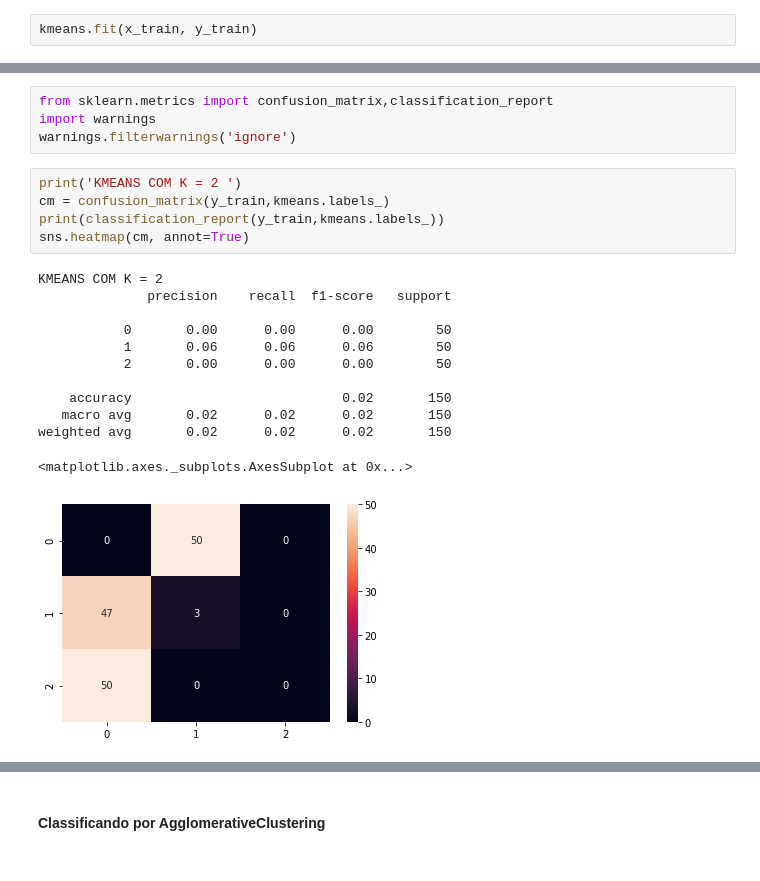
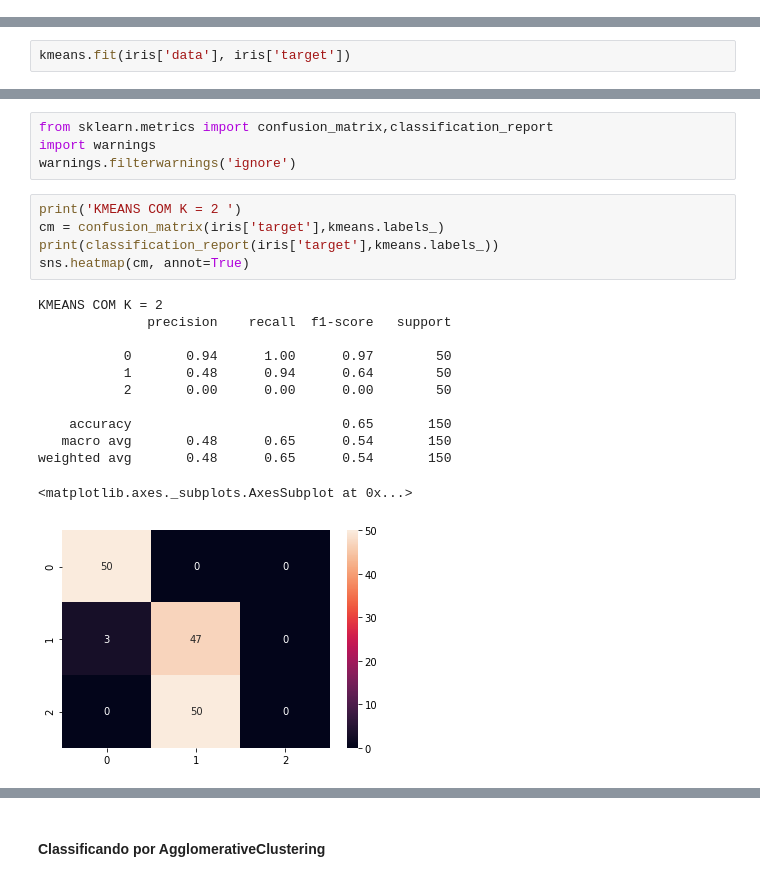
Before and after one commit to LulianoM/IrisDataAnalysis, a Jupyter notebook: Trabalho Íris - Gustavo.ipynb, the cells around one changed output, grey strips where cells are left out. Saved outputs shown, nothing was run; the diff lists cells and outputs as text.

```diff
--- a/Trabalho Íris - Gustavo.ipynb
+++ b/Trabalho Íris - Gustavo.ipynb
@@ -140,5 +147,3 @@ array([[5.1, 3.5, 1.4, 0.2],
 from sklearn.cluster import KMeans
 # %%
 kmeans = KMeans(n_clusters=2)
-# %%
-kmeans.fit(x_train, y_train)
@@ -146,0 +150,2 @@ KMeans(n_clusters=2)
+# %%
+kmeans.fit(iris['data'], iris['target'])
@@ -169,21 +176,21 @@ import warnings
 warnings.filterwarnings('ignore')
 # %%
 print('KMEANS COM K = 2 ')
-cm = confusion_matrix(y_train,kmeans.labels_)
-print(classification_report(y_train,kmeans.labels_))
+cm = confusion_matrix(iris['target'],kmeans.labels_)
+print(classification_report(iris['target'],kmeans.labels_))
 sns.heatmap(cm, annot=True)
 # %% [output]
 KMEANS COM K = 2
               precision    recall  f1-score   support
 
-           0       0.00      0.00      0.00        50
-           1       0.06      0.06      0.06        50
+           0       0.94      1.00      0.97        50
+           1       0.48      0.94      0.64        50
            2       0.00      0.00      0.00        50
 
-    accuracy                           0.02       150
-   macro avg       0.02      0.02      0.02       150
-weighted avg       0.02      0.02      0.02       150
+    accuracy                           0.65       150
+   macro avg       0.48      0.65      0.54       150
+weighted avg       0.48      0.65      0.54       150
 <matplotlib.axes._subplots.AxesSubplot at 0x...>
-[figure, old version]
+[figure, new version]
 # %%
 print('KMEANS COM K = 3')
```
Also changed, not shown: parts of 20 cells of this notebook.
